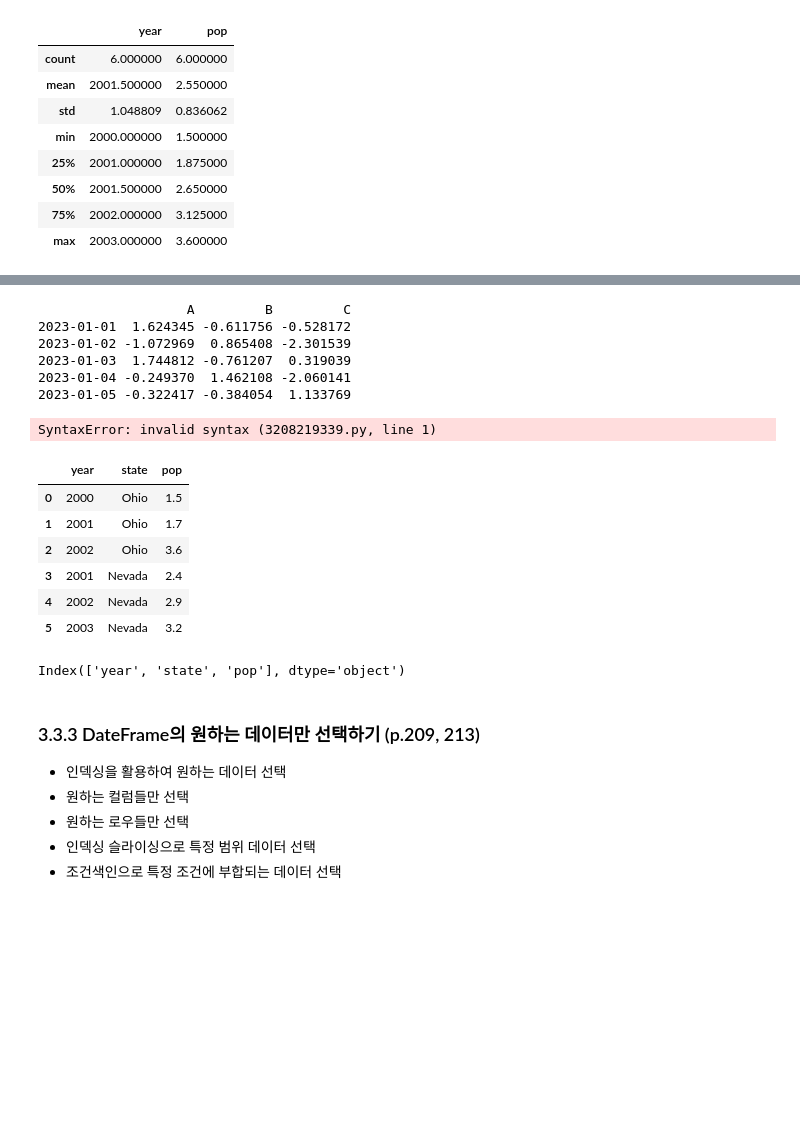
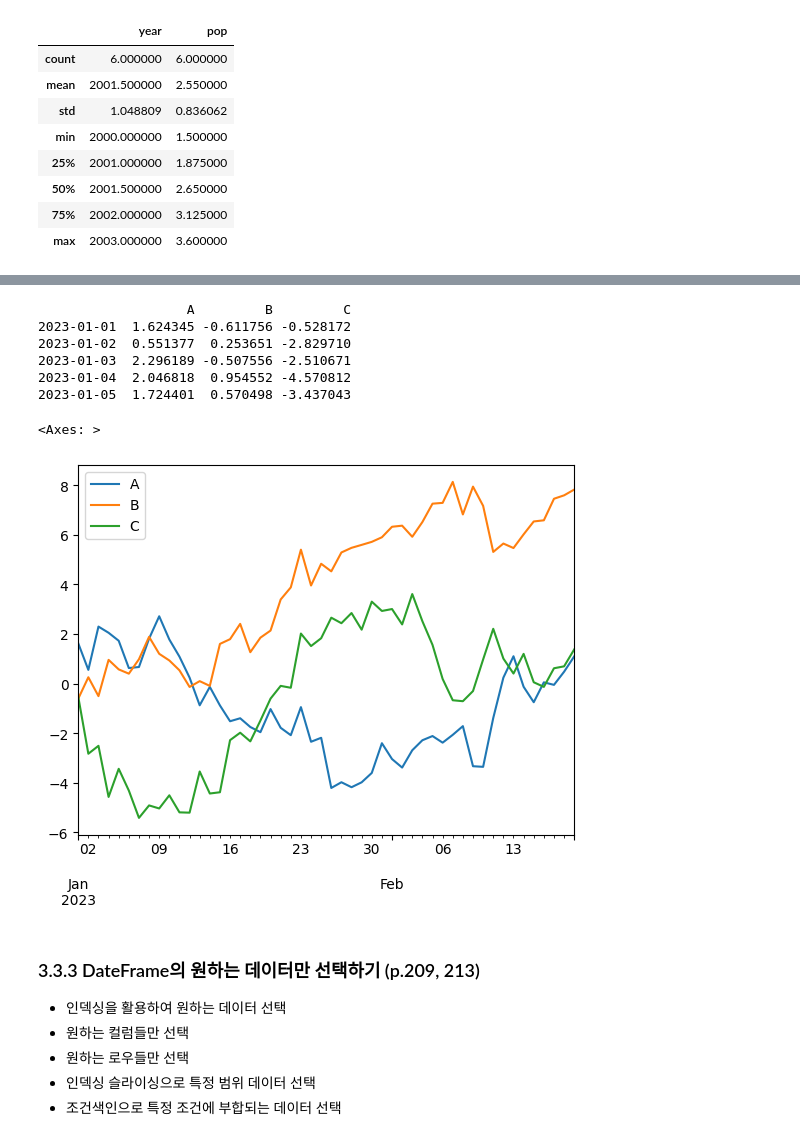
Before and after one commit to morning5626/python_basic_3, a Jupyter notebook: ch05_update_class.ipynb, the cells around one changed output, grey strips where cells are left out. Drawn from its saved outputs; the diff is of its cells as text; code cells hidden in the pictures; blank space fills up the shorter version.

```diff
--- a/ch05_update_class.ipynb
+++ b/ch05_update_class.ipynb
@@ -732,41 +810,21 @@ array([[ 0.3846, -0.3151,  1.1816],
 # %%
 # 넘파이 2차원 배열을 이용하여 데이터프레임 생성
 np.random.seed(1)
 df2 = pd.DataFrame(data = np.random.randn(50,3),
                    index = pd.date_range('1/1/2023',periods = 50),
                    columns=['A','B','C'])
+df2= df2.cumsum()
 print(df2.head())
-#df2.plot() #시각화
+df2.plot() #시각화
 # %% [output]
                    A         B         C
 2023-01-01  1.624345 -0.611756 -0.528172
-2023-01-02 -1.072969  0.865408 -2.301539
-2023-01-03  1.744812 -0.761207  0.319039
-2023-01-04 -0.249370  1.462108 -2.060141
-2023-01-05 -0.322417 -0.384054  1.133769
+2023-01-02  0.551377  0.253651 -2.829710
+2023-01-03  2.296189 -0.507556 -2.510671
+2023-01-04  2.046818  0.954552 -4.570812
+2023-01-05  1.724401  0.570498 -3.437043
+<Axes: >
+[figure, added]
-# %%
-<Axes: >
-# %% [output]
-SyntaxError: invalid syntax (3208219339.py, line 1)
-# %%
-data = {"state": ["Ohio", "Ohio", "Ohio", "Nevada", "Nevada", "Nevada"],
-        "year": [2000, 2001, 2002, 2001, 2002, 2003],
-        "pop": [1.5, 1.7, 3.6, 2.4, 2.9, 3.2]}
-pd.DataFrame(data, columns=["year", "state", "pop"]) # columns을 원하는 순서대로 지정
-# %% [output]
-|  | year | state | pop |
-| 0 | 2000 | Ohio | 1.5 |
-| 1 | 2001 | Ohio | 1.7 |
-| 2 | 2002 | Ohio | 3.6 |
-| 3 | 2001 | Nevada | 2.4 |
-| 4 | 2002 | Nevada | 2.9 |
-| 5 | 2003 | Nevada | 3.2 |
-# %%
-frame2 = pd.DataFrame(data, columns=["year", "state", "pop"])
-frame2
-frame2.columns
-# %% [output]
-Index(['year', 'state', 'pop'], dtype='object')
 # %% [markdown]
 ### 3.3.3 DateFrame의 원하는 데이터만 선택하기 (p.209, 213)
 * 인덱싱을 활용하여 원하는 데이터 선택
```
Also changed, not shown: parts of 140 cells of this notebook.
